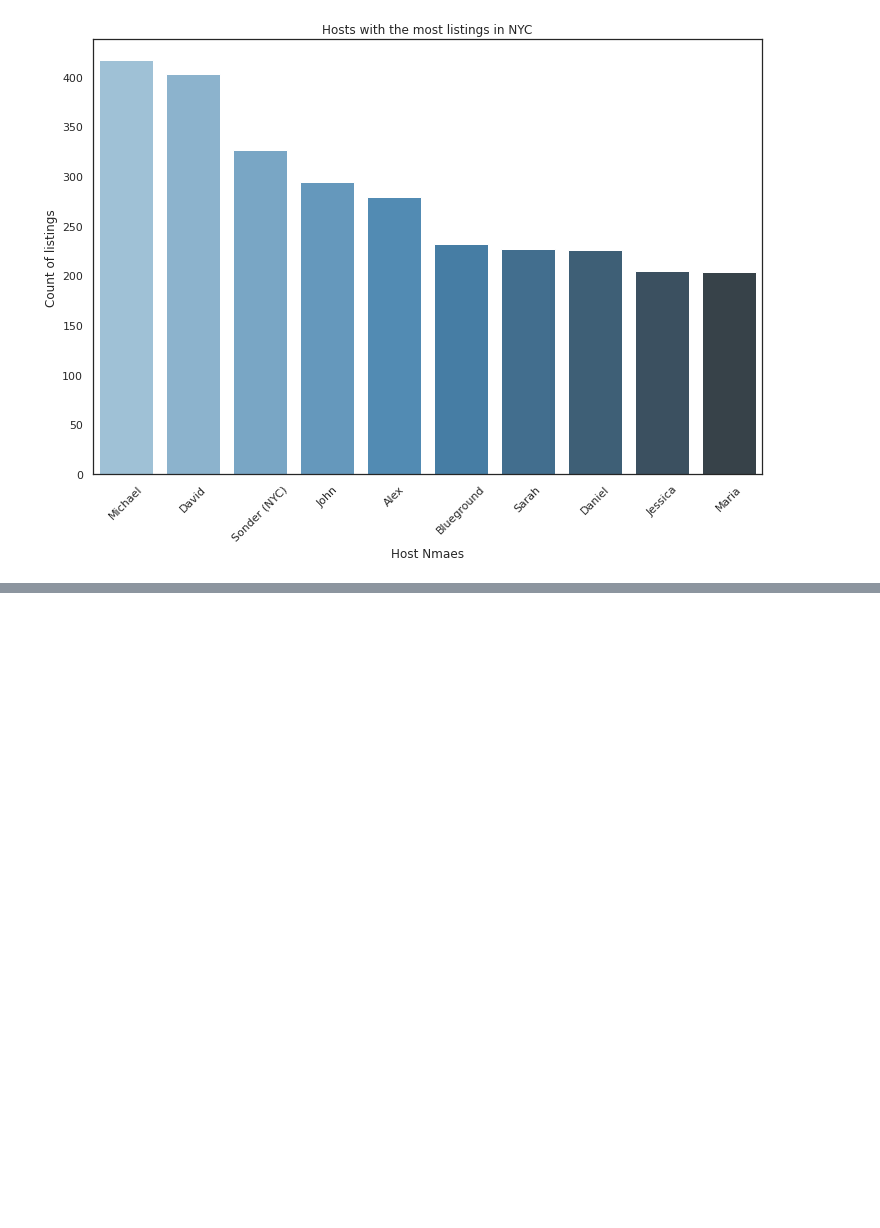
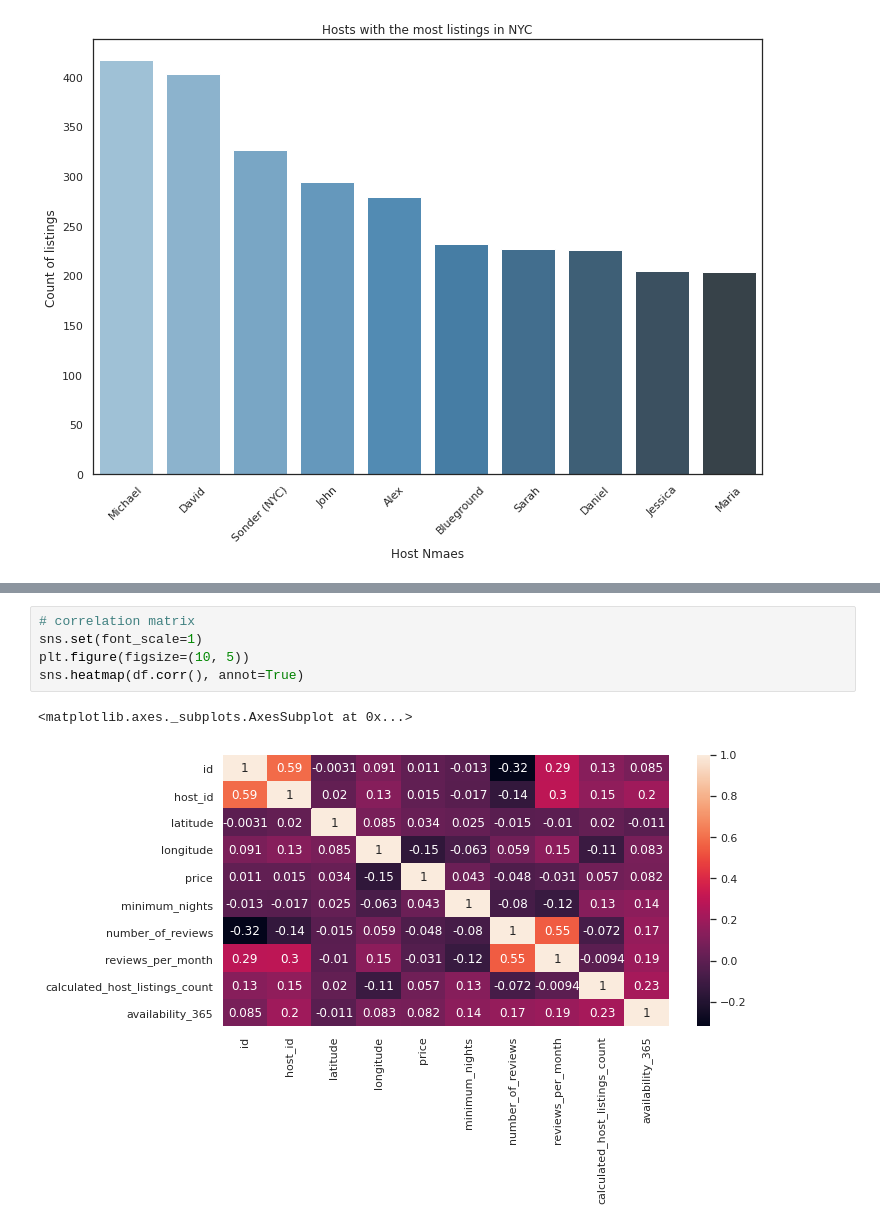
Before and after one commit to rajeshmore1/Capstone-Project-1, a Jupyter notebook: Rajesh_More_Copy_of_Team_4_Capstone_Project.ipynb, the cells around one changed output, grey strips where cells are left out. Saved outputs shown, nothing was run; the diff lists cells and outputs as text; blank space fills up the shorter version.

```diff
--- a/Rajesh_More_Copy_of_Team_4_Capstone_Project.ipynb
+++ b/Rajesh_More_Copy_of_Team_4_Capstone_Project.ipynb
@@ -246,0 +305,8 @@ viz_1.set_xticklabels(viz_1.get_xticklabels(), rotation=45)
+# %%
+# correlation matrix
+sns.set(font_scale=1)
+plt.figure(figsize=(10, 5))
+sns.heatmap(df.corr(), annot=True)
+# %% [output]
+<matplotlib.axes._subplots.AxesSubplot at 0x...>
+[figure, added]
```
Also changed, not shown: parts of 16 cells of this notebook.
